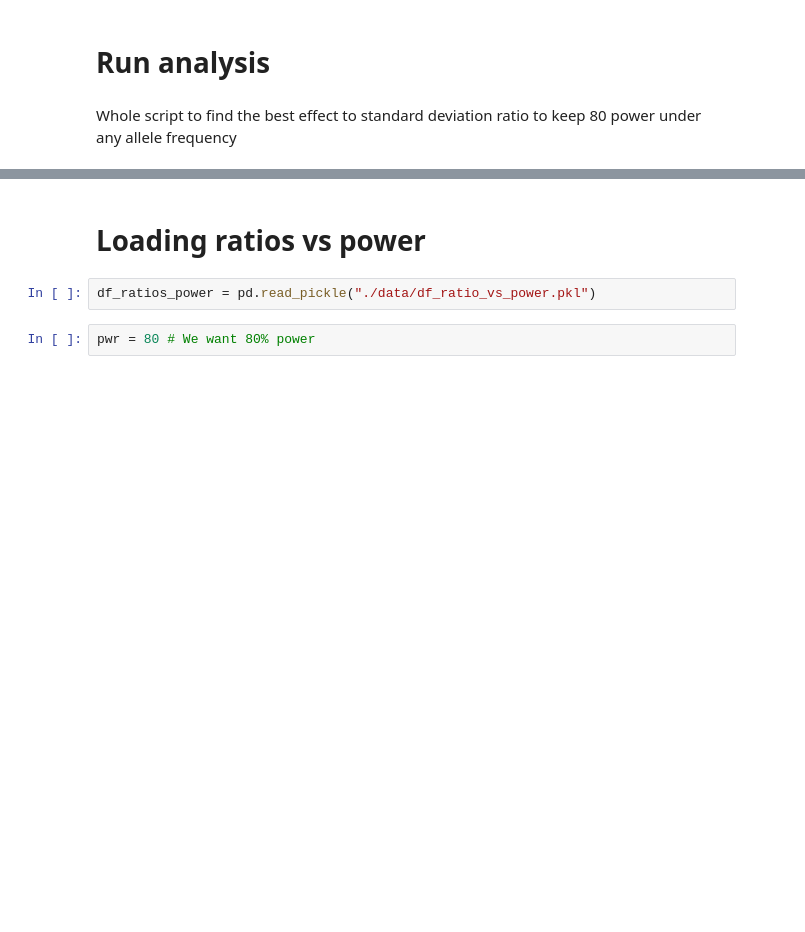
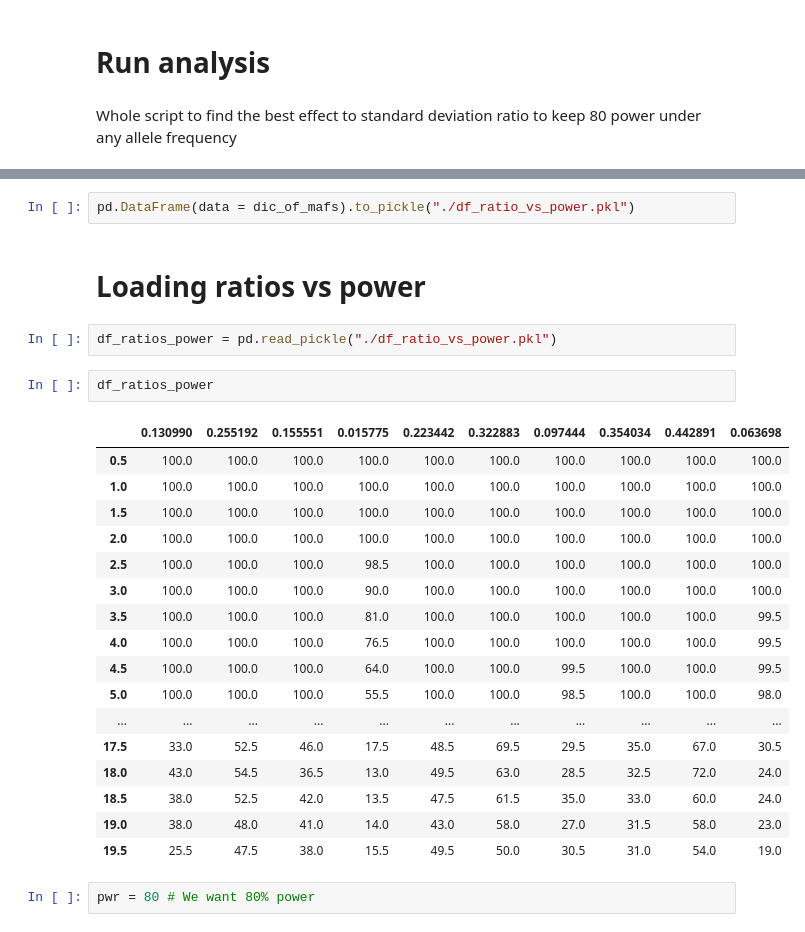
Before and after one commit to mat2m10/powercontrol, a Jupyter notebook: 03_Finding_Ratio_effect_VS_standard_deviation.ipynb, the cells around one changed output, grey strips where cells are left out. Cells and saved outputs as stored; diff of their text form; blank space fills up the shorter version.

```diff
--- a/03_Finding_Ratio_effect_VS_standard_deviation.ipynb
+++ b/03_Finding_Ratio_effect_VS_standard_deviation.ipynb
@@ -170,7 +192,29 @@ pd.DataFrame(data = dic_of_mafs).to_pickle("./data/df_ratio_vs_power.pkl")
+# %%
+pd.DataFrame(data = dic_of_mafs).to_pickle("./df_ratio_vs_power.pkl")
 # %% [markdown]
 # Loading ratios vs power
 # %%
-df_ratios_power = pd.read_pickle("./data/df_ratio_vs_power.pkl")
+df_ratios_power = pd.read_pickle("./df_ratio_vs_power.pkl")
+# %%
+df_ratios_power
+# %% [output]
+|  | 0.130990 | 0.255192 | 0.155551 | 0.015775 | 0.223442 | 0.322883 | 0.097444 | 0.354034 | 0.442891 | 0.063698 |
+| 0.5 | 100.0 | 100.0 | 100.0 | 100.0 | 100.0 | 100.0 | 100.0 | 100.0 | 100.0 | 100.0 |
+| 1.0 | 100.0 | 100.0 | 100.0 | 100.0 | 100.0 | 100.0 | 100.0 | 100.0 | 100.0 | 100.0 |
+| 1.5 | 100.0 | 100.0 | 100.0 | 100.0 | 100.0 | 100.0 | 100.0 | 100.0 | 100.0 | 100.0 |
+| 2.0 | 100.0 | 100.0 | 100.0 | 100.0 | 100.0 | 100.0 | 100.0 | 100.0 | 100.0 | 100.0 |
+| 2.5 | 100.0 | 100.0 | 100.0 | 98.5 | 100.0 | 100.0 | 100.0 | 100.0 | 100.0 | 100.0 |
+| 3.0 | 100.0 | 100.0 | 100.0 | 90.0 | 100.0 | 100.0 | 100.0 | 100.0 | 100.0 | 100.0 |
+| 3.5 | 100.0 | 100.0 | 100.0 | 81.0 | 100.0 | 100.0 | 100.0 | 100.0 | 100.0 | 99.5 |
+| 4.0 | 100.0 | 100.0 | 100.0 | 76.5 | 100.0 | 100.0 | 100.0 | 100.0 | 100.0 | 99.5 |
+| 4.5 | 100.0 | 100.0 | 100.0 | 64.0 | 100.0 | 100.0 | 99.5 | 100.0 | 100.0 | 99.5 |
+| 5.0 | 100.0 | 100.0 | 100.0 | 55.5 | 100.0 | 100.0 | 98.5 | 100.0 | 100.0 | 98.0 |
+| ... | ... | ... | ... | ... | ... | ... | ... | ... | ... | ... |
+| 17.5 | 33.0 | 52.5 | 46.0 | 17.5 | 48.5 | 69.5 | 29.5 | 35.0 | 67.0 | 30.5 |
+| 18.0 | 43.0 | 54.5 | 36.5 | 13.0 | 49.5 | 63.0 | 28.5 | 32.5 | 72.0 | 24.0 |
+| 18.5 | 38.0 | 52.5 | 42.0 | 13.5 | 47.5 | 61.5 | 35.0 | 33.0 | 60.0 | 24.0 |
+| 19.0 | 38.0 | 48.0 | 41.0 | 14.0 | 43.0 | 58.0 | 27.0 | 31.5 | 58.0 | 23.0 |
+| 19.5 | 25.5 | 47.5 | 38.0 | 15.5 | 49.5 | 50.0 | 30.5 | 31.0 | 54.0 | 19.0 |
 # %%
 pwr = 80 # We want 80% power
 # %%
```
Also changed, not shown: parts of 13 cells of this notebook, 1 other file.
